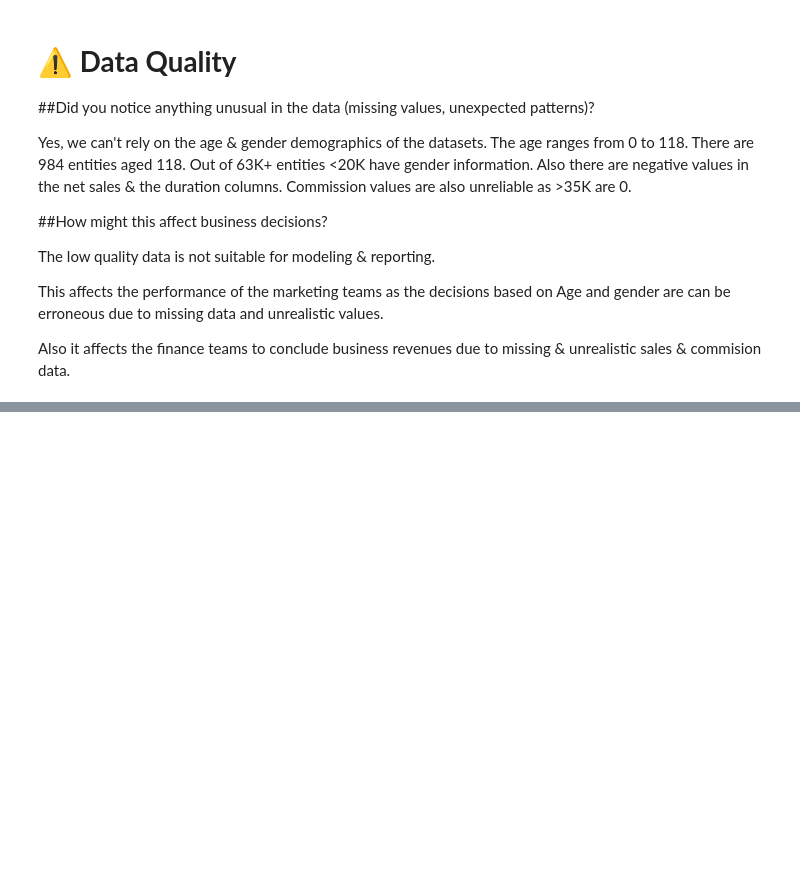
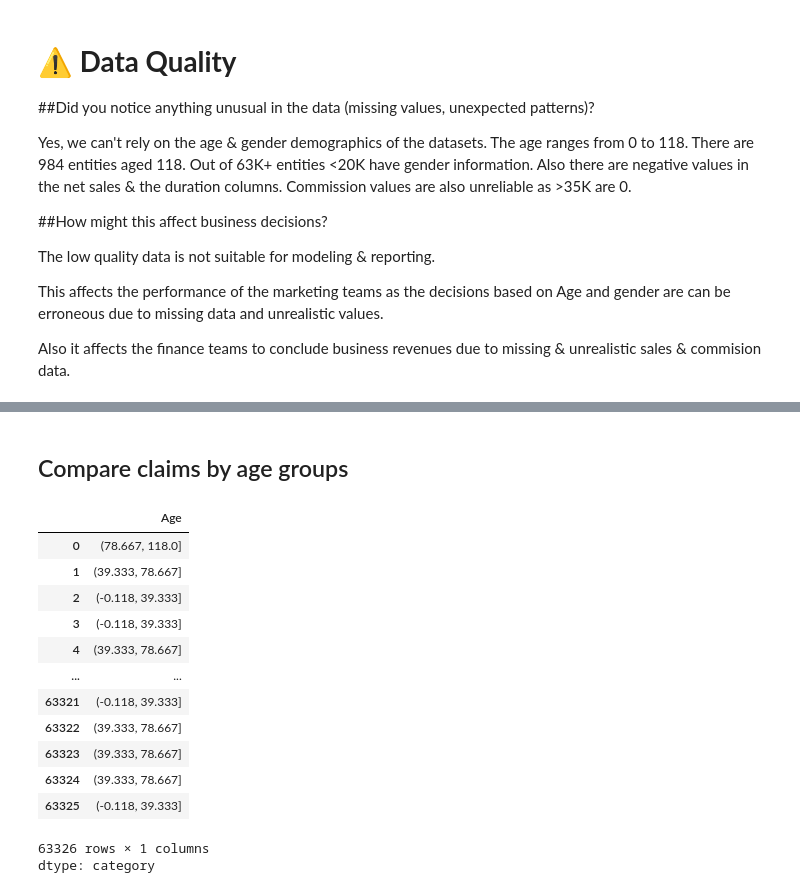
Before and after one commit to HansikaGunasekara/travel-insurance-claims-analysis, a Jupyter notebook: Analyse_travel_insurance_data.ipynb, the cells around one changed output, grey strips where cells are left out. Drawn from its saved outputs; the diff is of its cells as text; code cells hidden in the pictures; blank space fills up the shorter version.

```diff
--- a/Analyse_travel_insurance_data.ipynb
+++ b/Analyse_travel_insurance_data.ipynb
@@ -290,0 +426,19 @@ Also it affects the finance teams to conclude business revenues due to missing &
+# %% [markdown]
+## Compare claims by age groups
+# %%
+pd.cut(df['Age'], 3)
+# %% [output]
+|  | Age |
+| 0 | (78.667, 118.0] |
+| 1 | (39.333, 78.667] |
+| 2 | (-0.118, 39.333] |
+| 3 | (-0.118, 39.333] |
+| 4 | (39.333, 78.667] |
+| ... | ... |
+| 63321 | (-0.118, 39.333] |
+| 63322 | (39.333, 78.667] |
+| 63323 | (39.333, 78.667] |
+| 63324 | (39.333, 78.667] |
+| 63325 | (-0.118, 39.333] |
+63326 rows × 1 columns
+dtype: category
```
Also changed, not shown: parts of 20 cells of this notebook.
